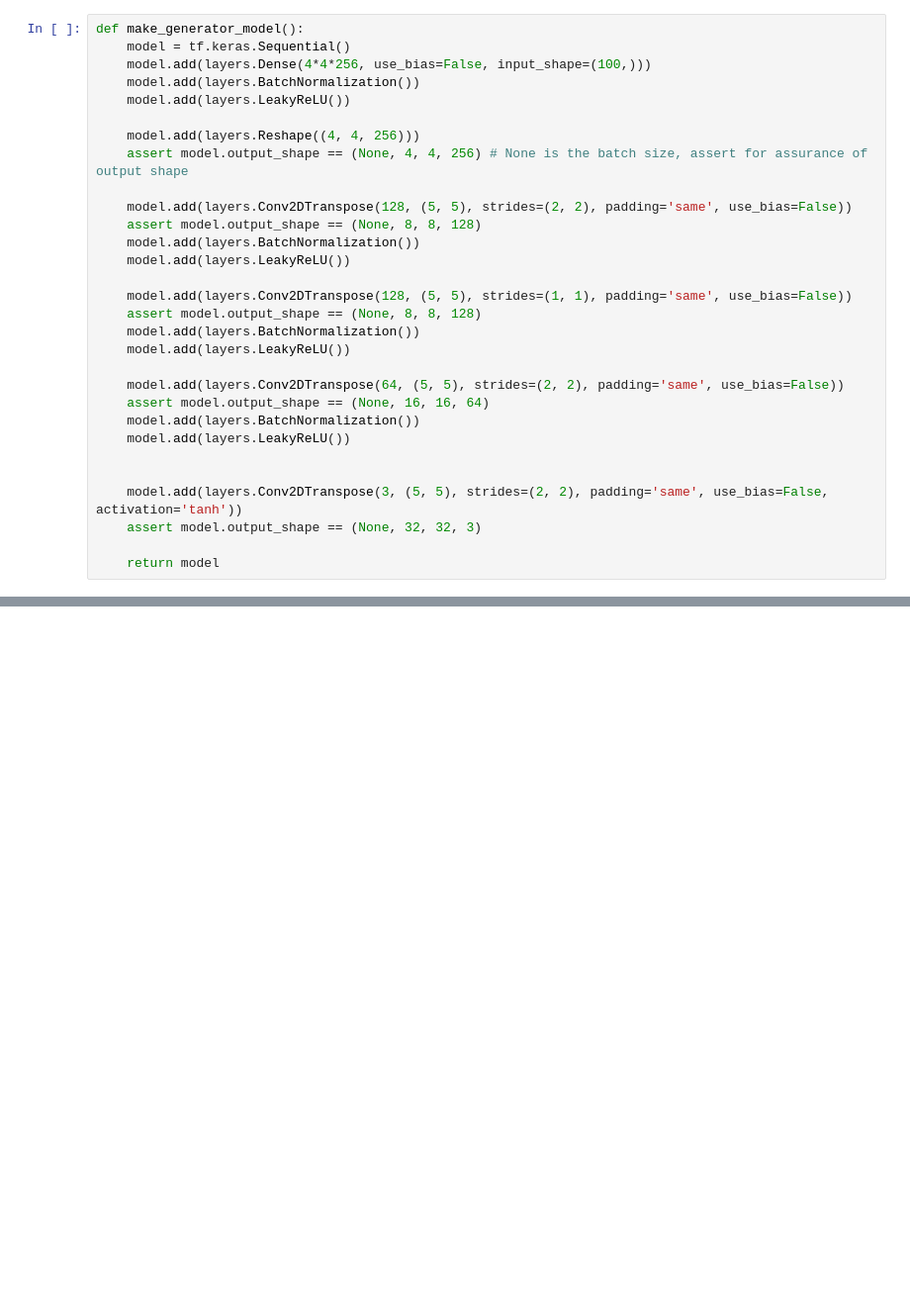
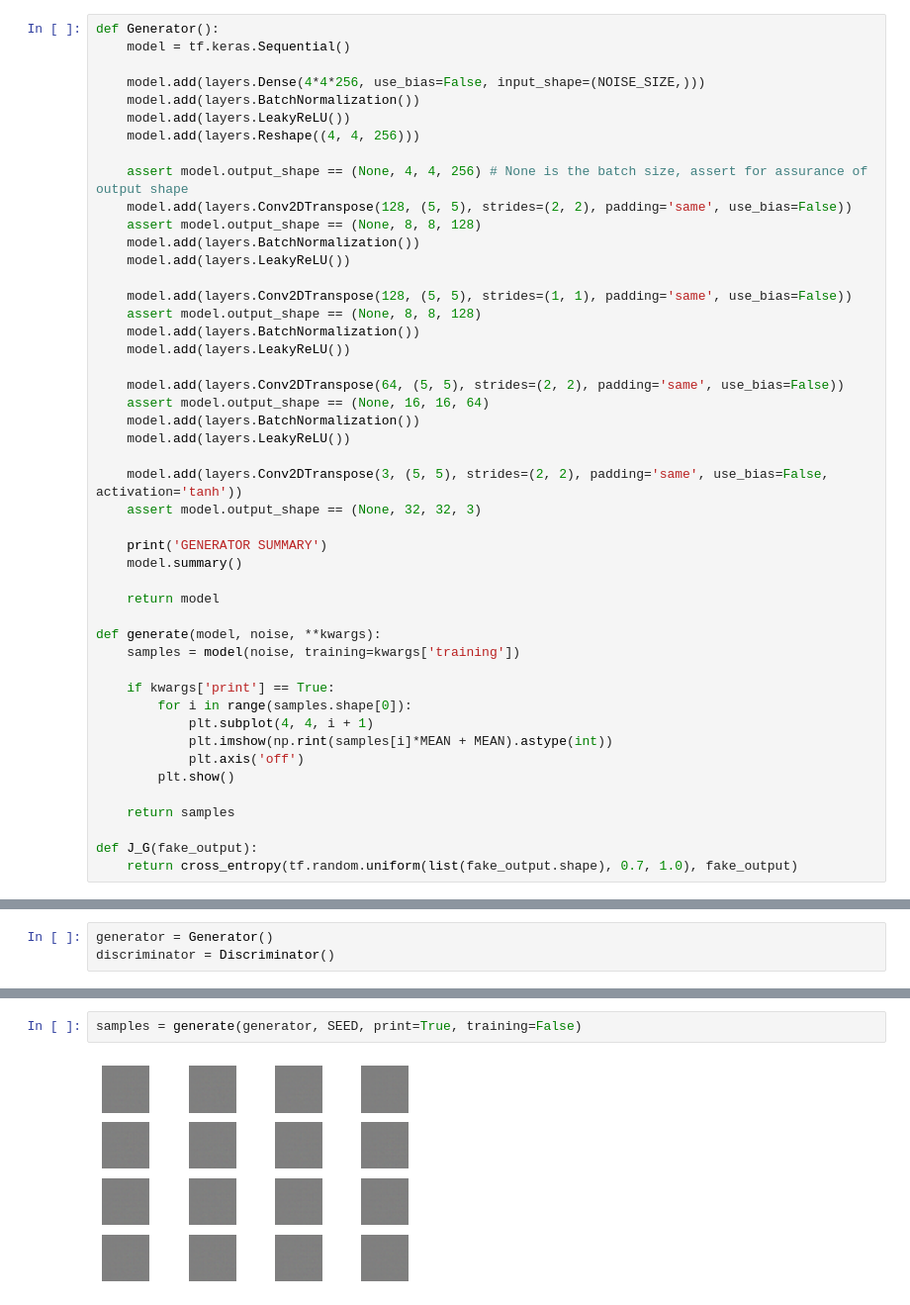
Before and after one commit to ShreyBana/DCGAN, a Jupyter notebook: DCGAN.ipynb, the cells around one changed output, grey strips where cells are left out. Shown at 99% size. Cells and saved outputs as stored; diff of their text form; blank space fills up the shorter version.

```diff
--- a/DCGAN.ipynb
+++ b/DCGAN.ipynb
@@ -24,13 +25,13 @@ train_dataset = tf.data.Dataset.from_tensor_slices(train_images).shuffle(BUFFER_
 # %%
-def make_generator_model():
+def Generator():
     model = tf.keras.Sequential()
-    model.add(layers.Dense(4*4*256, use_bias=False, input_shape=(100,)))
+
+    model.add(layers.Dense(4*4*256, use_bias=False, input_shape=(NOISE_SIZE,)))
     model.add(layers.BatchNormalization())
     model.add(layers.LeakyReLU())
+    model.add(layers.Reshape((4, 4, 256)))
 
-    model.add(layers.Reshape((4, 4, 256)))
     assert model.output_shape == (None, 4, 4, 256) # None is the batch size, assert for assurance of output shape
-
     model.add(layers.Conv2DTranspose(128, (5, 5), strides=(2, 2), padding='same', use_bias=False))
     assert model.output_shape == (None, 8, 8, 128)
     model.add(layers.BatchNormalization())
@@ -46,9 +47,26 @@ def make_generator_model():
     model.add(layers.BatchNormalization())
     model.add(layers.LeakyReLU())
 
-
     model.add(layers.Conv2DTranspose(3, (5, 5), strides=(2, 2), padding='same', use_bias=False, activation='tanh'))
     assert model.output_shape == (None, 32, 32, 3)
 
+    print('GENERATOR SUMMARY')
+    model.summary()
+
     return model
+
+def generate(model, noise, **kwargs):
+    samples = model(noise, training=kwargs['training'])
+
+    if kwargs['print'] == True:
+        for i in range(samples.shape[0]):
+            plt.subplot(4, 4, i + 1)
+            plt.imshow(np.rint(samples[i]*MEAN + MEAN).astype(int))
+            plt.axis('off')
+        plt.show()
+
+    return samples
+
+def J_G(fake_output):
+    return cross_entropy(tf.random.uniform(list(fake_output.shape), 0.7, 1.0), fake_output)
 # %%
@@ -165,0 +111,3 @@ SEED = tf.random.normal([EXAMPLES, NOISE_SIZE])
+# %%
+generator = Generator()
+discriminator = Discriminator()
@@ -165,0 +132,4 @@ SEED = tf.random.normal([EXAMPLES, NOISE_SIZE])
+# %%
+samples = generate(generator, SEED, print=True, training=False)
+# %% [output]
+[figure, added]
```
Also changed, not shown: parts of 24 cells of this notebook.
